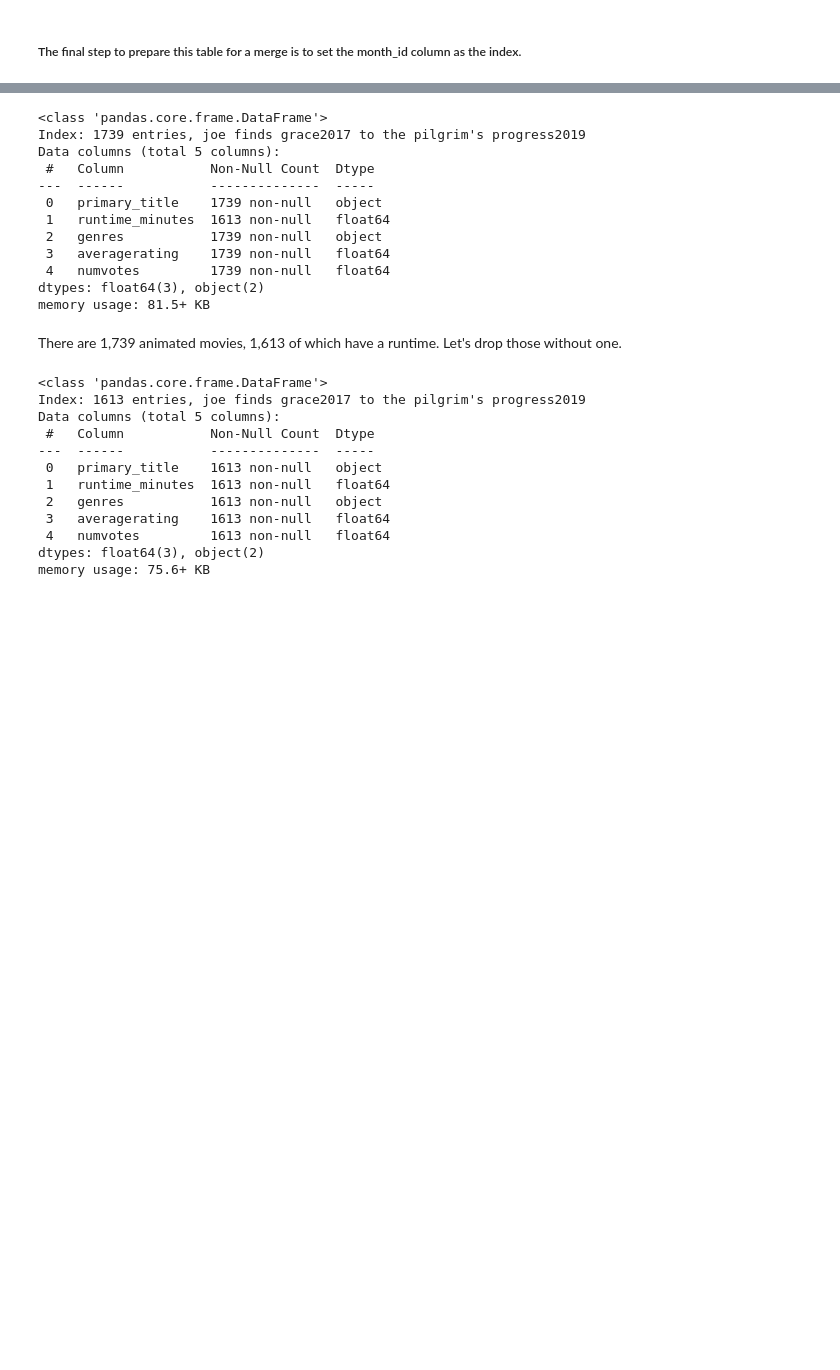
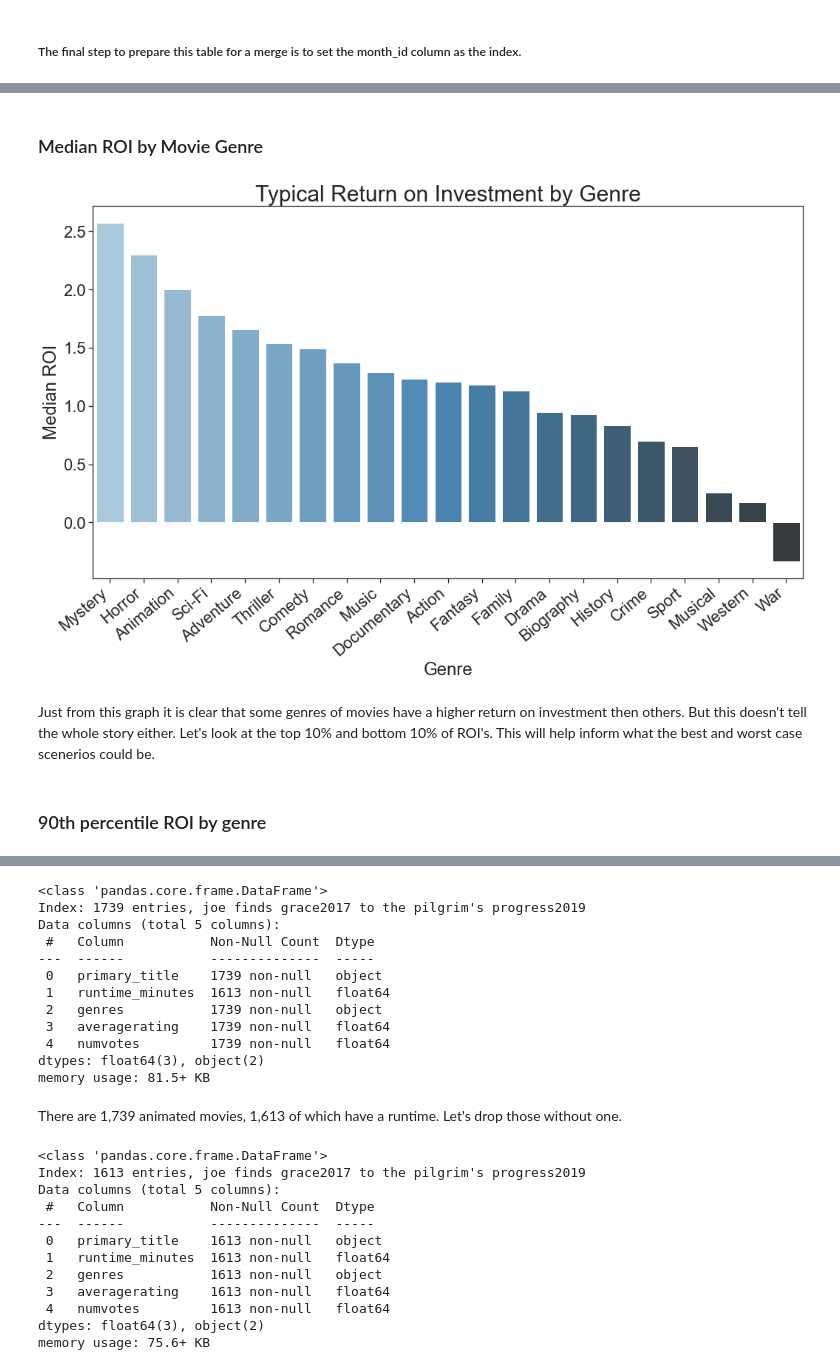
Before and after one commit to austint1121/VenusMovieAnalysis, a Jupyter notebook: Final_Notebook.ipynb, the cells around one changed output, grey strips where cells are left out. Saved outputs shown, nothing was run; the diff lists cells and outputs as text; code cells hidden in the pictures; blank space fills up the shorter version.

```diff
--- a/Final_Notebook.ipynb
+++ b/Final_Notebook.ipynb
@@ -1756,0 +1457,6 @@ Let's work with our recommendation of animated movies and see how the number of
+# %%
+# Group the table by genres, and aggregate by the median. Sort by "worldwide_gross", descending
+grouped_imdb_tn = imdb_tn.groupby('genres').median().sort_values('worldwide_ROI', ascending=False)
+
+# Visually confirm expected results
+grouped_imdb_tn
@@ -1756,0 +1492,30 @@ Let's work with our recommendation of animated movies and see how the number of
+# %% [markdown]
+### Median ROI by Movie Genre
+# %%
+# Define figure/axis
+fig, ax = plt.subplots()
+
+# Set Seaborn figure size and style
+sns.set(rc={'figure.figsize':(15,10)})
+sns.set_theme(context='talk')
+sns.set(font_scale =2)
+sns.set_style('ticks')
+
+# Create visual
+imdb_tn_meidan = sns.barplot(data=grouped_imdb_tn, x=grouped_imdb_tn.index, y='worldwide_ROI', ax=ax, palette="Blues_d" )
+
+# Customize asthetic
+imdb_tn_meidan.set_xticklabels(imdb_tn_meidan.get_xticklabels(),
+                               rotation = 40, horizontalalignment='right') # rotate xaxis tick labels
+ax.grid(False) # remove all gridlines
+imdb_tn_meidan.set_title('Typical Return on Investment by Genre', fontsize=30)
+imdb_tn_meidan.set_xlabel('Genre')
+imdb_tn_meidan.set_ylabel('Median ROI')
+
+plt.tight_layout()
+# %% [output]
+[figure, added]
+# %% [markdown]
+Just from this graph it is clear that some genres of movies have a higher return on investment then others. But this doesn't tell the whole story either. Let's look at the top 10% and bottom 10% of ROI's. This will help inform what the best and worst case scenerios could be.
+# %% [markdown]
+### 90th percentile ROI by genre
```
Also changed, not shown: parts of 140 cells of this notebook.
